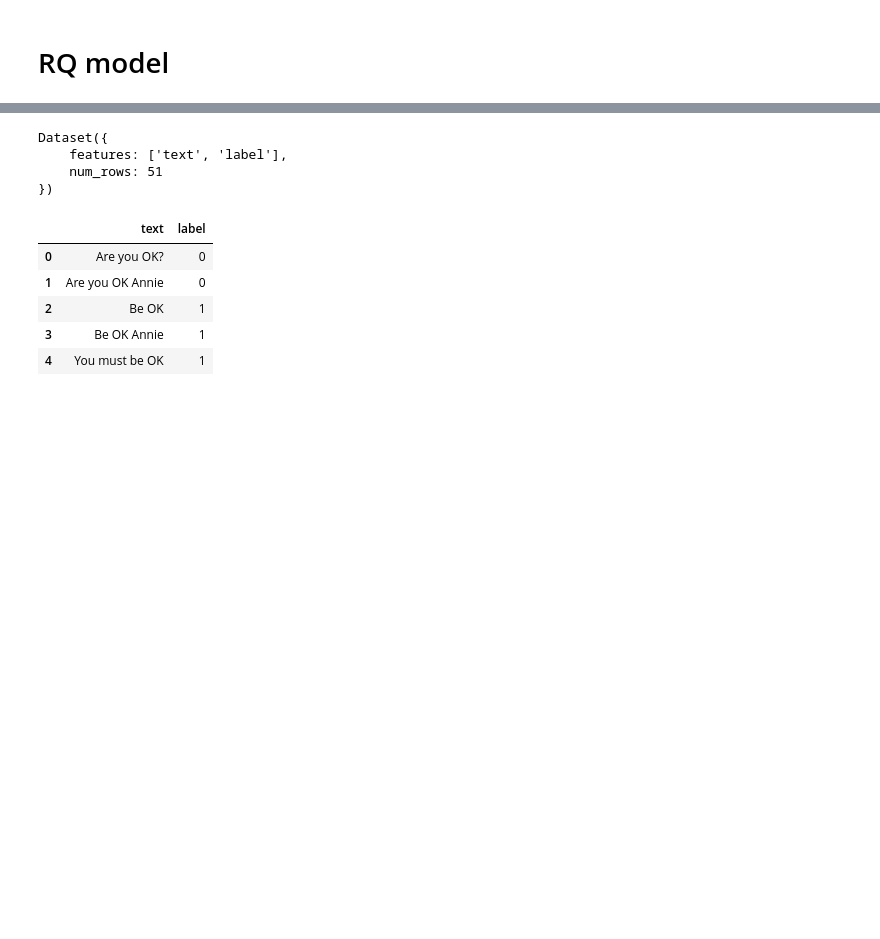
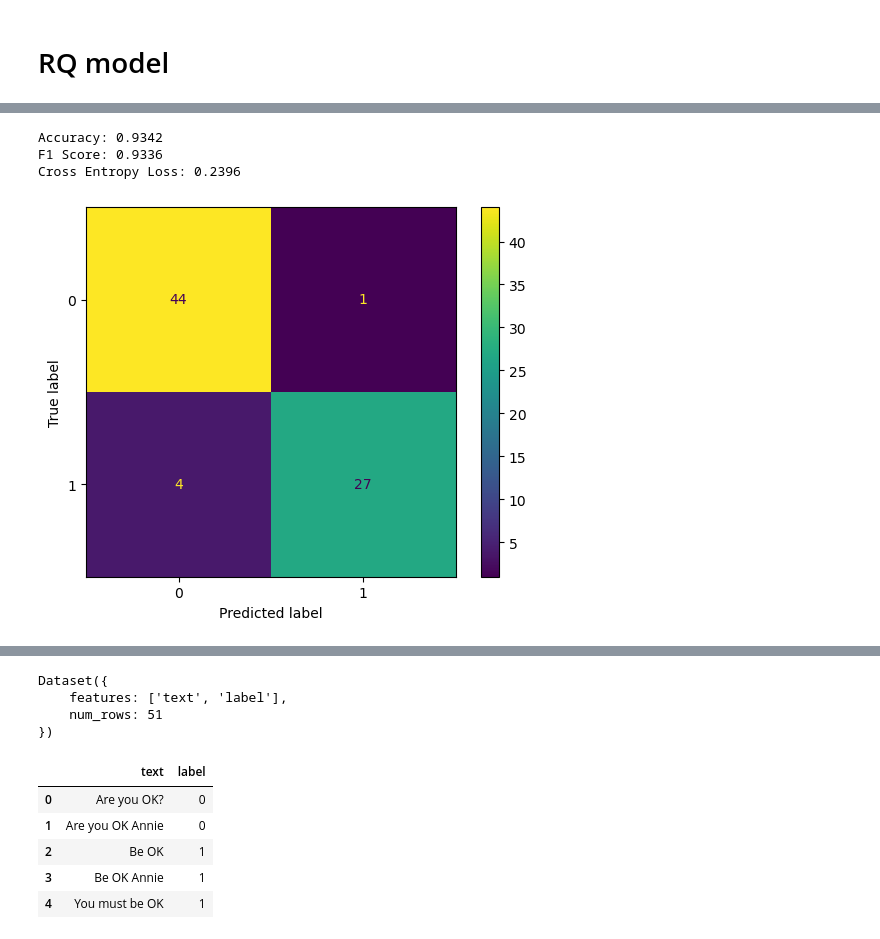
Before and after one commit to reddgr/chatbot-response-scoring-scbn-rqtl, a Jupyter notebook: rq-model-training-workflow.ipynb, the cells around one changed output, grey strips where cells are left out. Cells and saved outputs as stored; diff of their text form; code cells hidden in the pictures; blank space fills up the shorter version.

```diff
--- a/rq-model-training-workflow.ipynb
+++ b/rq-model-training-workflow.ipynb
@@ -70,0 +77,7 @@ importlib.reload(labeling_widget)
+# %%
+test_dataset_dict = load_dataset("reddgr/rq-request-question-prompts")
+test_dataset = test_dataset_dict["test"]  # Access the "test" split
+test_dataset_df = test_dataset_dict["test"].to_pandas()
+display(test_dataset_df.head(3))
+print('...')
+display(test_dataset_df.tail(3))
@@ -70,0 +94,10 @@ importlib.reload(labeling_widget)
+# %%
+rq_model_path = "reddgr/rq-request-question-prompt-classifier"
+rq_label_map = {0: "question", 1: "request"}
+rq_test_classifier = tcf.Classifier(rq_model_path, rq_label_map)
+rq_test_metrics = rq_test_classifier.test_model_predictions(test_dataset_df, target_column = 'text')
+# %% [output]
+Accuracy: 0.9342
+F1 Score: 0.9336
+Cross Entropy Loss: 0.2396
+[figure, added]
```
Also changed, not shown: parts of 26 cells of this notebook, 2 other files.
